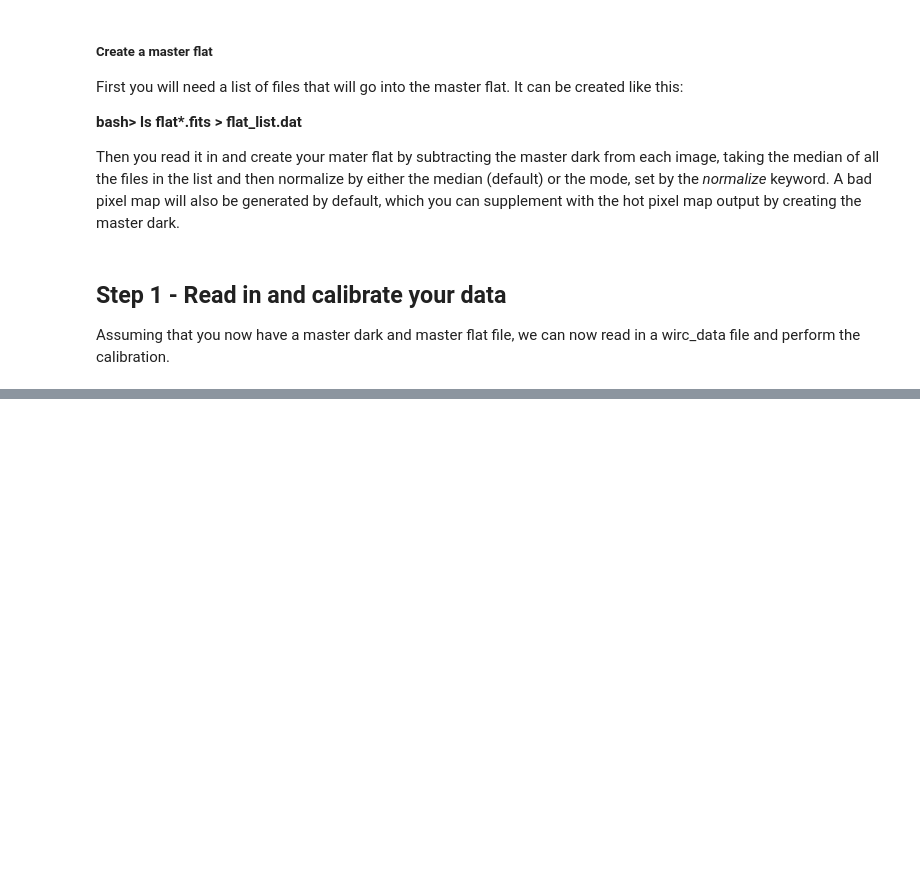
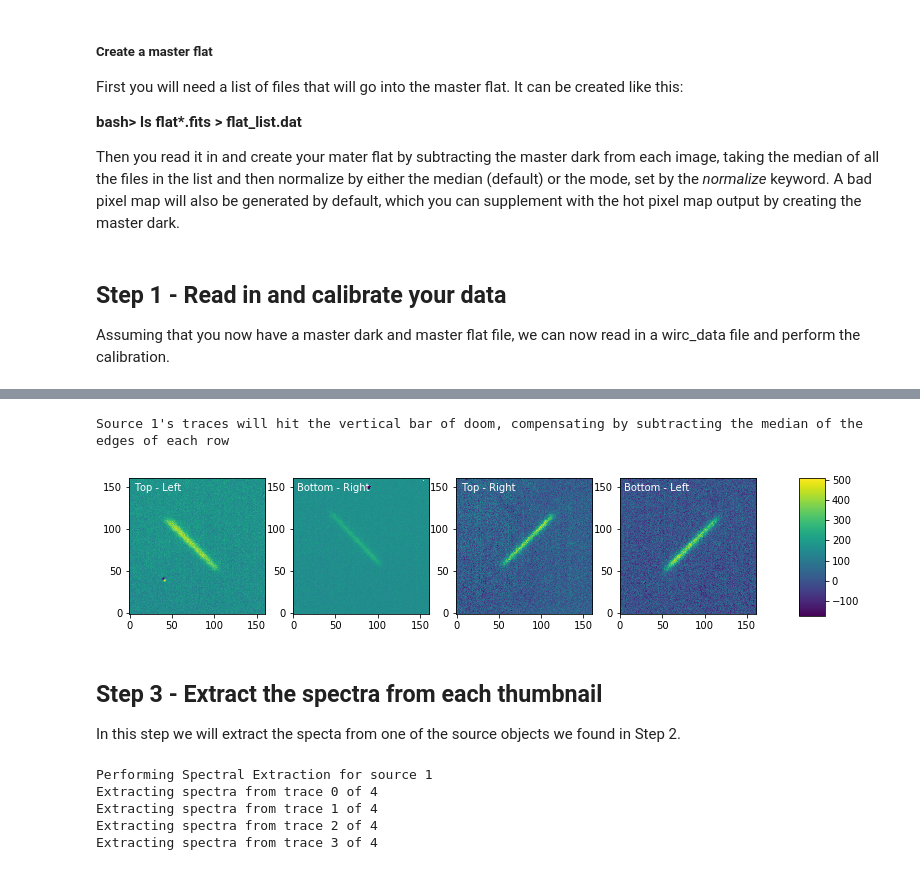
Before and after one commit to WIRC-Pol/wirc_drp, a Jupyter notebook: Tutorial/wircpol_drp Tutorial.ipynb, the cells around one changed output, grey strips where cells are left out. Drawn from its saved outputs; the diff is of its cells as text; code cells hidden in the pictures; blank space fills up the shorter version.

```diff
--- a/Tutorial/wircpol_drp Tutorial.ipynb
+++ b/Tutorial/wircpol_drp Tutorial.ipynb
@@ -74,0 +135,26 @@ NameError: name 'os' is not defined
+# %%
+#We'll now manually add another source in the field with the instructions above:
+calibrated_data.source_list.append(wo.wircpol_source([1035,640],'slitless',calibrated_data.n_sources+1))
+calibrated_data.n_sources += 1
+calibrated_data.source_list[1].get_cutouts(calibrated_data.full_image, calibrated_data.filter_name, True)
+#The final argument being passed is a boolean that determines whether or not we compensate for hitting
+#the vertical bar of doom. Play with it to see the different results. How to properly compensate for this
+#is a work in progress.
+# %% [output]
+Source 1's traces will hit the vertical bar of doom, compensating by subtracting the median of the edges of each row
+# %%
+calibrated_data.source_list[1].plot_cutouts()
+# %% [output]
+[figure, added]
+# %% [markdown]
+## Step 3 - Extract the spectra from each thumbnail ##
+In this step we will extract the specta from one of the source objects we found in Step 2.
+# %%
+#Here you can enable "plot" to see where the traces were "found"
+calibrated_data.source_list[0].extract_spectra(plot=False)
+# %% [output]
+Performing Spectral Extraction for source 1
+Extracting spectra from trace 0 of 4
+Extracting spectra from trace 1 of 4
+Extracting spectra from trace 2 of 4
+Extracting spectra from trace 3 of 4
```
Also changed, not shown: parts of 23 cells of this notebook, 8 other files.
